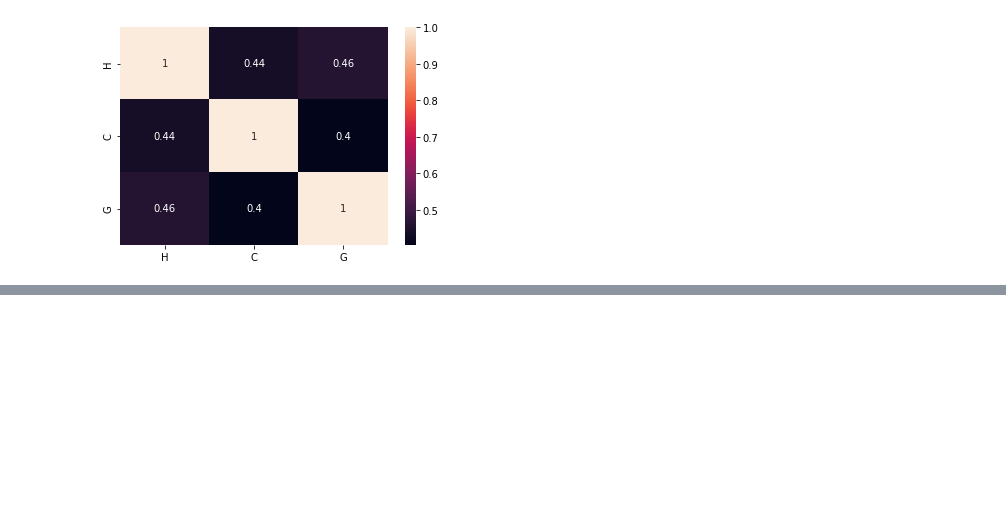
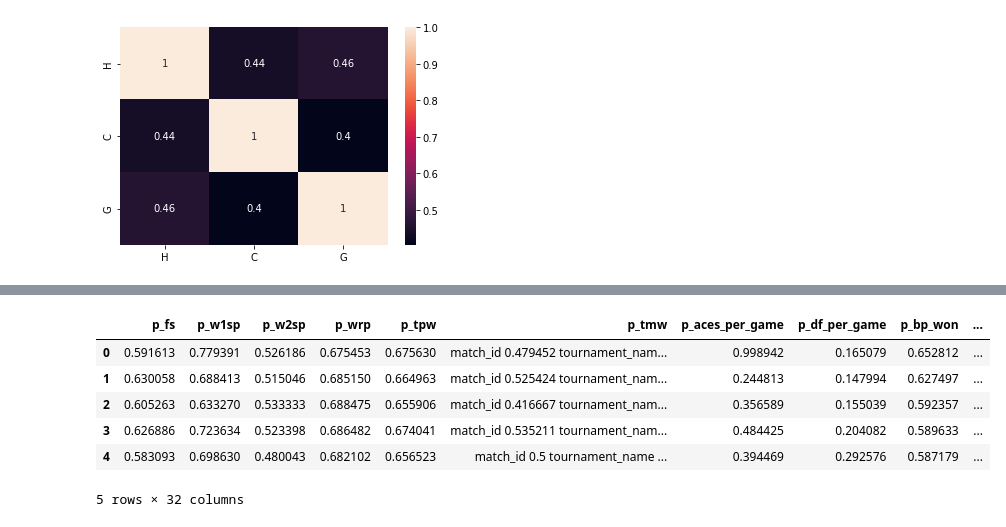
Before and after one commit to Thrynk/Tennis-prediction, a Jupyter notebook: big analysis balanced/feature engineering/historical averaging.ipynb, the cells around one changed output, grey strips where cells are left out. Drawn from its saved outputs; the diff is of its cells as text; code cells hidden in the pictures; blank space fills up the shorter version.

```diff
--- a/big analysis balanced/feature engineering/historical averaging.ipynb
+++ b/big analysis balanced/feature engineering/historical averaging.ipynb
@@ -366,0 +425,16 @@ result_test_df = pd.DataFrame({'p_fs': p_fs_column, 'p_w1sp': p_w1sp_column, 'p_
+# %%
+result_test_df['player_id'] = train_df_gt_2008.head(n=number_of_matches_to_include)['player_id'].tolist()
+result_test_df['opponent_id'] = train_df_gt_2008.head(n=number_of_matches_to_include)['opponent_id'].tolist()
+result_test_df['tournament_name'] = train_df_gt_2008.head(n=number_of_matches_to_include)['tournament_name'].tolist()
+result_test_df['date'] = train_df_gt_2008.head(n=number_of_matches_to_include)['date'].tolist()
+result_test_df['p_matches'] = train_df_gt_2008.head(n=number_of_matches_to_include)['p_matches'].tolist()
+# %%
+result_test_df.head(5)
+# %% [output]
+|  | p_fs | p_w1sp | p_w2sp | p_wrp | p_tpw | p_tmw | p_aces_per_game | p_df_per_game | p_bp_won | ... |
+| 0 | 0.591613 | 0.779391 | 0.526186 | 0.675453 | 0.675630 | match_id 0.479452 tournament_nam... | 0.998942 | 0.165079 | 0.652812 | ... |
+| 1 | 0.630058 | 0.688413 | 0.515046 | 0.685150 | 0.664963 | match_id 0.525424 tournament_nam... | 0.244813 | 0.147994 | 0.627497 | ... |
+| 2 | 0.605263 | 0.633270 | 0.533333 | 0.688475 | 0.655906 | match_id 0.416667 tournament_nam... | 0.356589 | 0.155039 | 0.592357 | ... |
+| 3 | 0.626886 | 0.723634 | 0.523398 | 0.686482 | 0.674041 | match_id 0.535211 tournament_nam... | 0.484425 | 0.204082 | 0.589633 | ... |
+| 4 | 0.583093 | 0.698630 | 0.480043 | 0.682102 | 0.656523 | match_id 0.5 tournament_name ... | 0.394469 | 0.292576 | 0.587179 | ... |
+5 rows × 32 columns
```
Also changed, not shown: parts of 2 cells of this notebook, 2 other files.
